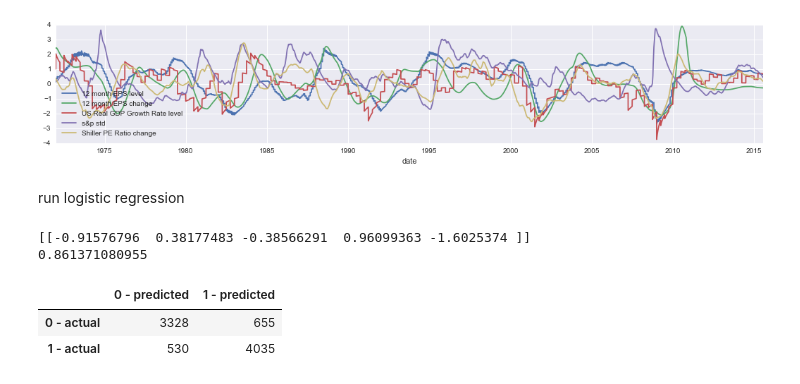
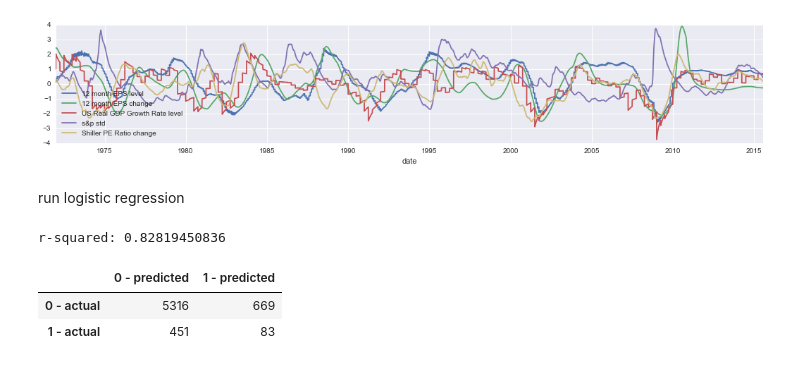
Before and after one commit to rhouck/bubble, a Jupyter notebook: notes/Model Construction.ipynb, the cells around one changed output. Saved outputs shown, nothing was run; the diff lists cells and outputs as text; code cells hidden in the pictures.

```diff
--- a/notes/Model Construction.ipynb
+++ b/notes/Model Construction.ipynb
@@ -56,10 +56,10 @@ def get_max_drop(per, ret):
     return ret.ix[:per,1:per].mask(m).min().min()
 # %%
 # build df of max losses over multiple ranges
-drops = {}
+losses = {}
 for months in (1,3,6):
     per = 22 * months
-    drops[months] = pd.Series(data=[get_max_drop(per, ret.ix[i:,:]) for i in range(0,ret.shape[0]-per)],
+    losses[months] = pd.Series(data=[get_max_loss(per, ret.ix[i:,:]) for i in range(0,ret.shape[0]-per)],
                               index=ret.index[:ret.shape[0]-per])
-drops = pd.DataFrame(drops)
+losses = pd.DataFrame(losses)
 # %%
@@ -170,5 +170,35 @@ scores.plot(figsize=[18,3])
 # %% [output]
 <matplotlib.axes._subplots.AxesSubplot at 0x...>
 [figure]
+# %%
+def gen_Xs_ys_split(loss_threshold=-.2, balanced=False, test_size=.4):
+    """Assuming `losses` and `scores` are defined, returns a tuple of (X_train, X_test, y_train, y_test).
+
+    :param balanced: A float less than 0 indicating the minimum loss required to receive a classification of 1
+    :param balanced: A boolean to indicate whether to artificially balance the number of 0s and 1s in train set
+    :param test_size: A float less than 1 indicating the proportion of the available data to reserve for testing
+    :rtype: A tuple
+    """
+    y = losses[6].dropna().map(lambda x: 1 if x < loss_threshold else 0)
+    X = scores.ix[y.index].dropna(axis=0, how='all')
+    y = y.ix[X.index]
+
+    cutoff = int(y.shape[0] * test_size)
+    X_train = X.ix[:cutoff,:]
+    X_test = X.ix[cutoff:,:]
+    y_train = y.ix[:cutoff]
+    y_test = y.ix[cutoff:]
+
+    if balanced:
+        # make set of 1s and 0s roughly even
+        hits = y_train[y_train==1]
+        hit_rows = X_train.ix[hits.index]
+
+        hit_ratio = (y_train.sum() * 1.) / y_train.count()
+        for i in range(int(1 / hit_ratio)):
+            X_train = X_train.append(hit_rows)
+            y_train = y_train.append(hits)
+
+    return (X_train, X_test, y_train, y_test)
 # %% [markdown]
 run logistic regression
@@ -196,15 +205,14 @@ for i in range(int(1 / hit_ratio)):
 # %%
-clf = linear_model.LogisticRegression(penalty="l2", C=1)
+X_train, X_test, y_train, y_test = gen_Xs_ys_split(balanced=True)
+clf = linear_model.LogisticRegression(penalty="l1", C=1)
 clf.fit (X_train.values, y_train.values)
 y_pred = clf.predict(X_test)
-print clf.coef_
-print clf.score(X_test, y_test)
+print "r-squared: {0}".format(clf.score(X_test, y_test))
 pd.DataFrame(metrics.confusion_matrix(y_test, y_pred),
              index=['0 - actual', '1 - actual'],
              columns=['0 - predicted', '1 - predicted'])
 # %% [output]
-[[-0.91576796  0.38177483 -0.38566291  0.96099363 -1.6025374 ]]
-0.861371080955
+r-squared: 0.82819450836
 |  | 0 - predicted | 1 - predicted |
-| 0 - actual | 3328 | 655 |
-| 1 - actual | 530 | 4035 |
+| 0 - actual | 5316 | 669 |
+| 1 - actual | 451 | 83 |
```
Also changed, not shown: parts of 8 cells of this notebook.
